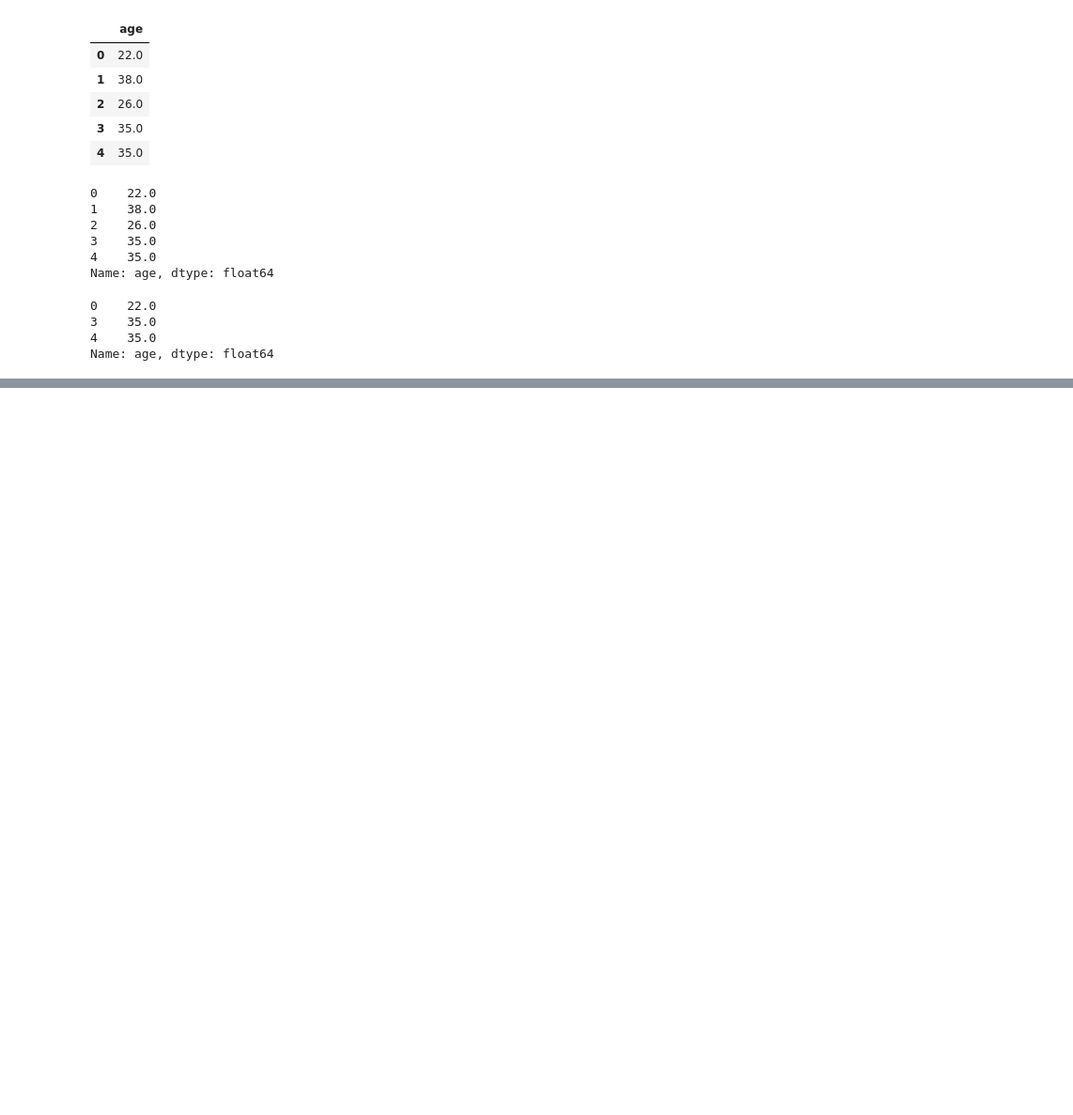
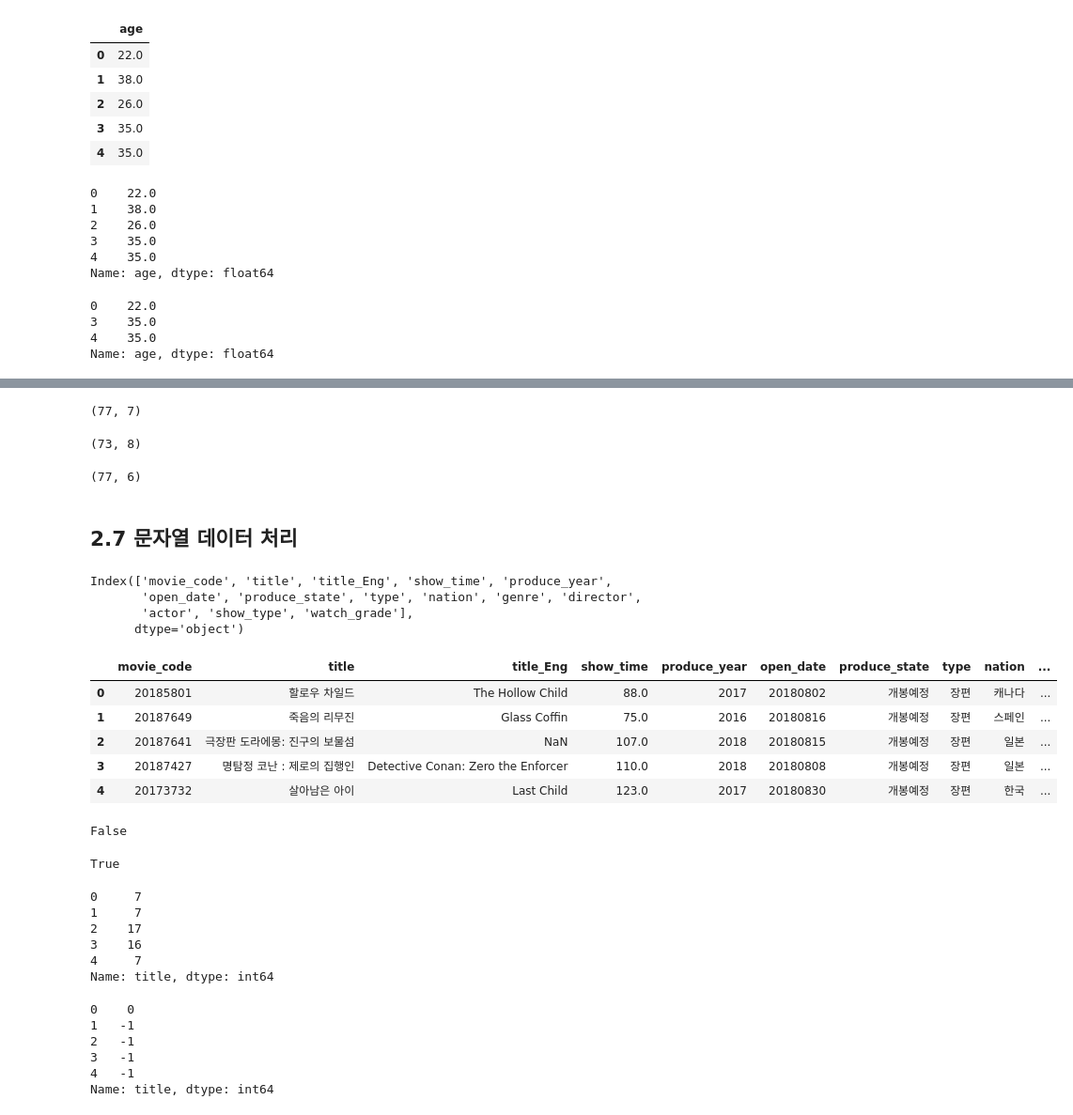
Before and after one commit to JeongYeojin/handson_pandas, a Jupyter notebook: Chapter 2.ipynb, the cells around one changed output, grey strips where cells are left out. Shown: that part at 94% size. Saved outputs shown, nothing was run; the diff lists cells and outputs as text; code cells hidden in the pictures; blank space fills up the shorter version.

```diff
--- a/Chapter 2.ipynb
+++ b/Chapter 2.ipynb
@@ -363,0 +700,45 @@ Name: age, dtype: float64
+# %%
+movies_del1 = movies_del.drop('Rotten Tomatoes %', axis=1) # 열 단위 삭제
+movies_del1.head()
+movies_del1.shape
+# %% [output]
+(77, 7)
+# %%
+movies_del2 = movies_del.drop([1,2,3,4],axis=0) # 행 단위 삭제
+movies_del2.shape
+# %% [output]
+(73, 8)
+# %%
+movies_del3 = movies_del.drop(['Lead Studio', 'Worldwide Gross'], axis=1)
+movies_del3.shape
+# %% [output]
+(77, 6)
+# %% [markdown]
+## 2.7 문자열 데이터 처리
+# %%
+movies_str = pd.read_csv("/mnt/c/Workspace/handson_pandas/data/korea_movie_list.csv", encoding='cp949')
+movies_str.columns
+# %% [output]
+Index(['movie_code', 'title', 'title_Eng', 'show_time', 'produce_year',
+       'open_date', 'produce_state', 'type', 'nation', 'genre', 'director',
+       'actor', 'show_type', 'watch_grade'],
+      dtype='object')
+# %%
+movies_str.head()
+# %% [output]
+|  | movie_code | title | title_Eng | show_time | produce_year | open_date | produce_state | type | nation | ... |
+| 0 | 20185801 | 할로우 차일드 | The Hollow Child | 88.0 | 2017 | 20180802 | 개봉예정 | 장편 | 캐나다 | ... |
+| 1 | 20187649 | 죽음의 리무진 | Glass Coffin | 75.0 | 2016 | 20180816 | 개봉예정 | 장편 | 스페인 | ... |
+| 2 | 20187641 | 극장판 도라에몽: 진구의 보물섬 | NaN | 107.0 | 2018 | 20180815 | 개봉예정 | 장편 | 일본 | ... |
+| 3 | 20187427 | 명탐정 코난 : 제로의 집행인 | Detective Conan: Zero the Enforcer | 110.0 | 2018 | 20180808 | 개봉예정 | 장편 | 일본 | ... |
+| 4 | 20173732 | 살아남은 아이 | Last Child | 123.0 | 2017 | 20180830 | 개봉예정 | 장편 | 한국 | ... |
+# %%
+movies_str_ser = movies_str['title']
+movies_str_eng = movies_str['title_Eng']
+movies_str_ser.hasnans
+# %% [output]
+False
+# %%
+movies_str_eng.hasnans
+# %% [output]
+True
@@ -363,0 +747,18 @@ Name: age, dtype: float64
+# %%
+movies_str_ser.str.len().head() # Series를 string으로 변환
+# %% [output]
+0     7
+1     7
+2    17
+3    16
+4     7
+Name: title, dtype: int64
+# %%
+movies_str_ser.str.find('할로우').head()
+# %% [output]
+0    0
+1   -1
+2   -1
+3   -1
+4   -1
+Name: title, dtype: int64
```
Also changed, not shown: parts of 59 cells of this notebook, 1 other file.
